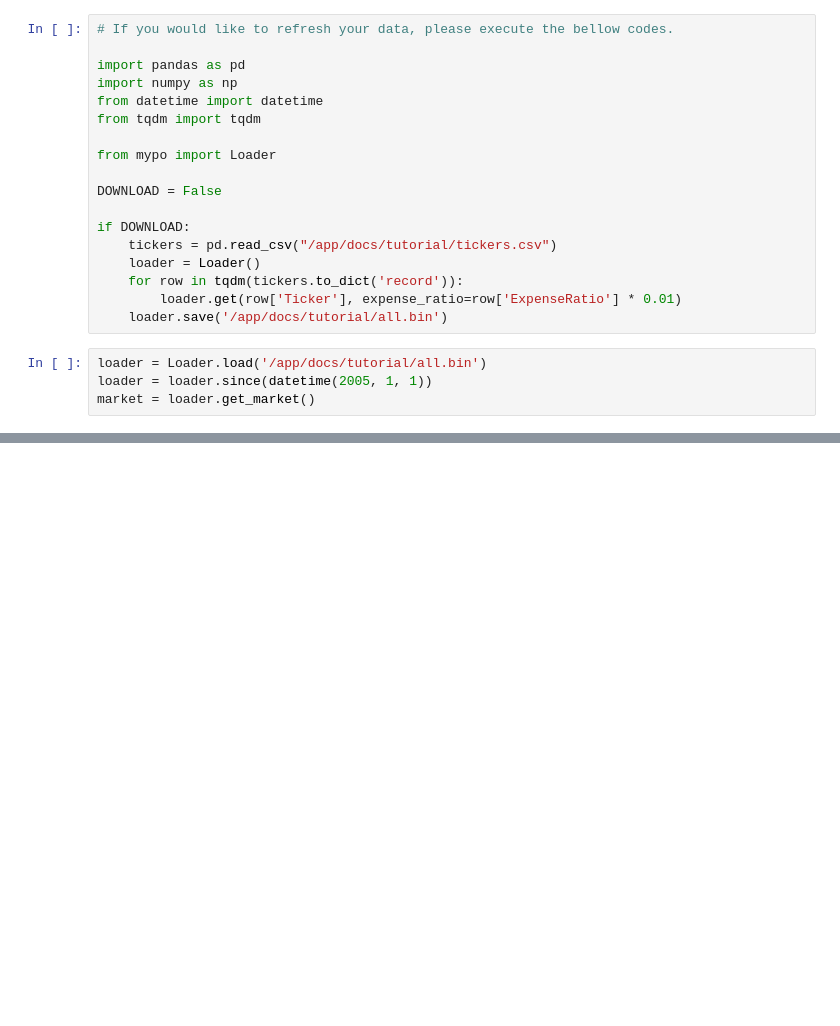
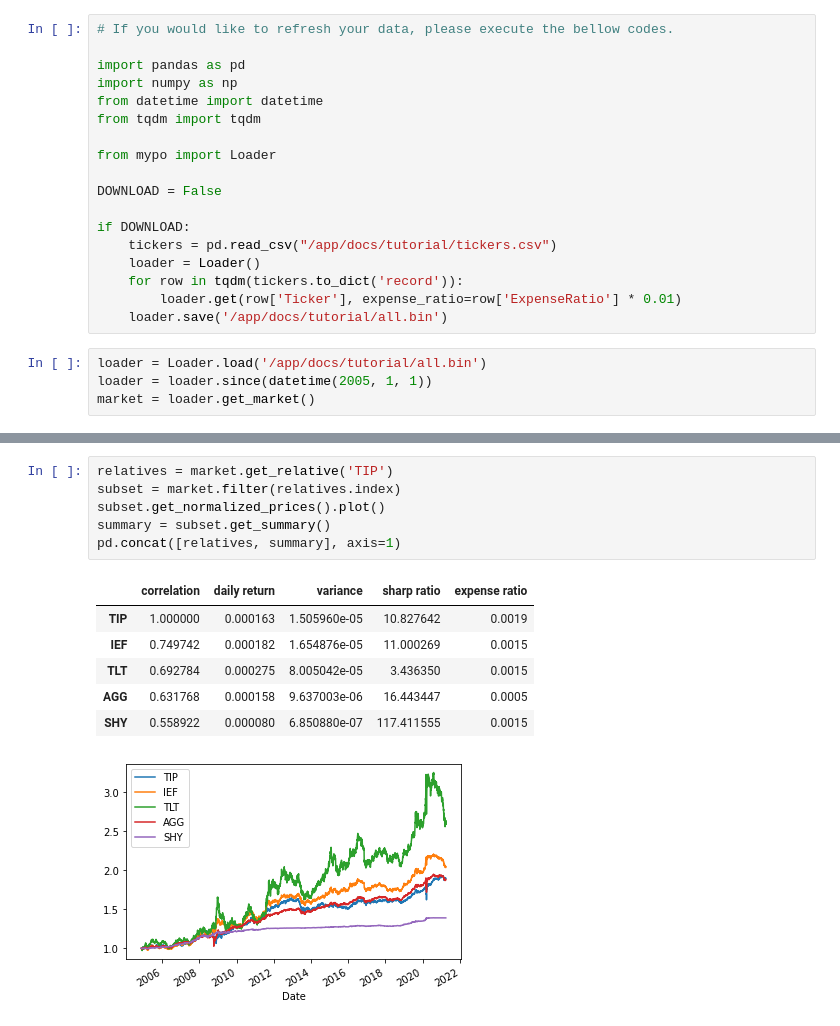
Before and after one commit to sonesuke/mypo, a Jupyter notebook: docs/tutorial/relative.ipynb, the cells around one changed output, grey strips where cells are left out. Cells and saved outputs as stored; diff of their text form; blank space fills up the shorter version.

```diff
--- a/docs/tutorial/relative.ipynb
+++ b/docs/tutorial/relative.ipynb
@@ -146,3 +110,17 @@ See the caveats in the documentation: https://pandas.pydata.org/pandas-docs/stab
+# %%
+relatives = market.get_relative('TIP')
+subset = market.filter(relatives.index)
+subset.get_normalized_prices().plot()
+summary = subset.get_summary()
+pd.concat([relatives, summary], axis=1)
+# %% [output]
+|  | correlation | daily return | variance | sharp ratio | expense ratio |
+| TIP | 1.000000 | 0.000163 | 1.505960e-05 | 10.827642 | 0.0019 |
+| IEF | 0.749742 | 0.000182 | 1.654876e-05 | 11.000269 | 0.0015 |
+| TLT | 0.692784 | 0.000275 | 8.005042e-05 | 3.436350 | 0.0015 |
+| AGG | 0.631768 | 0.000158 | 9.637003e-06 | 16.443447 | 0.0005 |
+| SHY | 0.558922 | 0.000080 | 6.850880e-07 | 117.411555 | 0.0015 |
+[figure, added]
 # %%
 relatives = market.get_relative('GLD')
 subset = market.filter(relatives.index)
```
Also changed, not shown: parts of 9 cells of this notebook, 2 other files.
